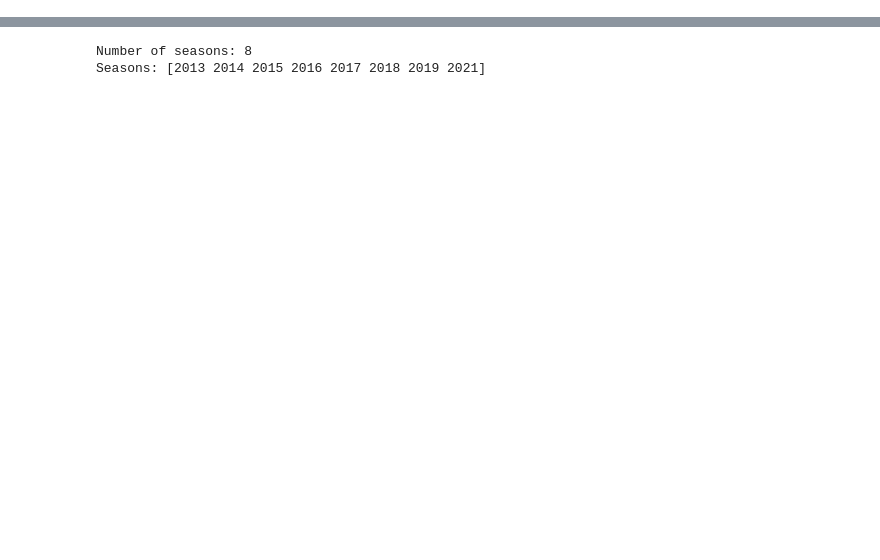
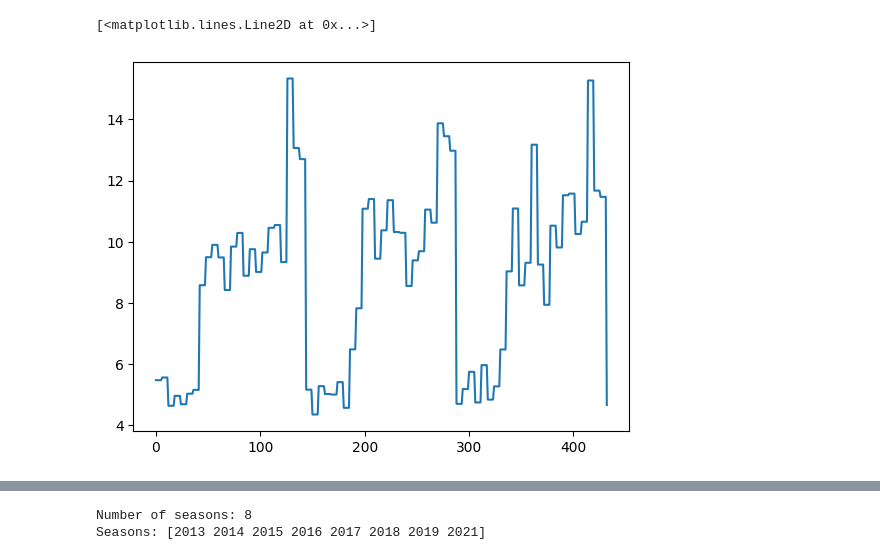
Before and after one commit to Claudio-zb/RL_WEF_MS, a Jupyter notebook: calan_dataset.ipynb, the cells around one changed output, grey strips where cells are left out. Saved outputs shown, nothing was run; the diff lists cells and outputs as text; code cells hidden in the pictures; blank space fills up the shorter version.

```diff
--- a/calan_dataset.ipynb
+++ b/calan_dataset.ipynb
@@ -5,0 +8,17 @@ import plotly.express as px
+# %%
+mg_env = MicrogridEnv()
+
+done = False
+
+obs, _ = mg_env.reset()
+observations = [obs]
+while not done:
+    obs, _ , terminated, truncated, _ = mg_env.step(np.zeros(2, dtype=np.float32))
+    done = terminated or truncated
+    observations.append(obs)
+observations = np.array(observations)
+#plt.plot(observations[:, 5])
+plt.plot(observations[:, -1])
+# %% [output]
+[<matplotlib.lines.Line2D at 0x...>]
+[figure, added]
```
Also changed, not shown: parts of 19 cells of this notebook, 14 other files.
